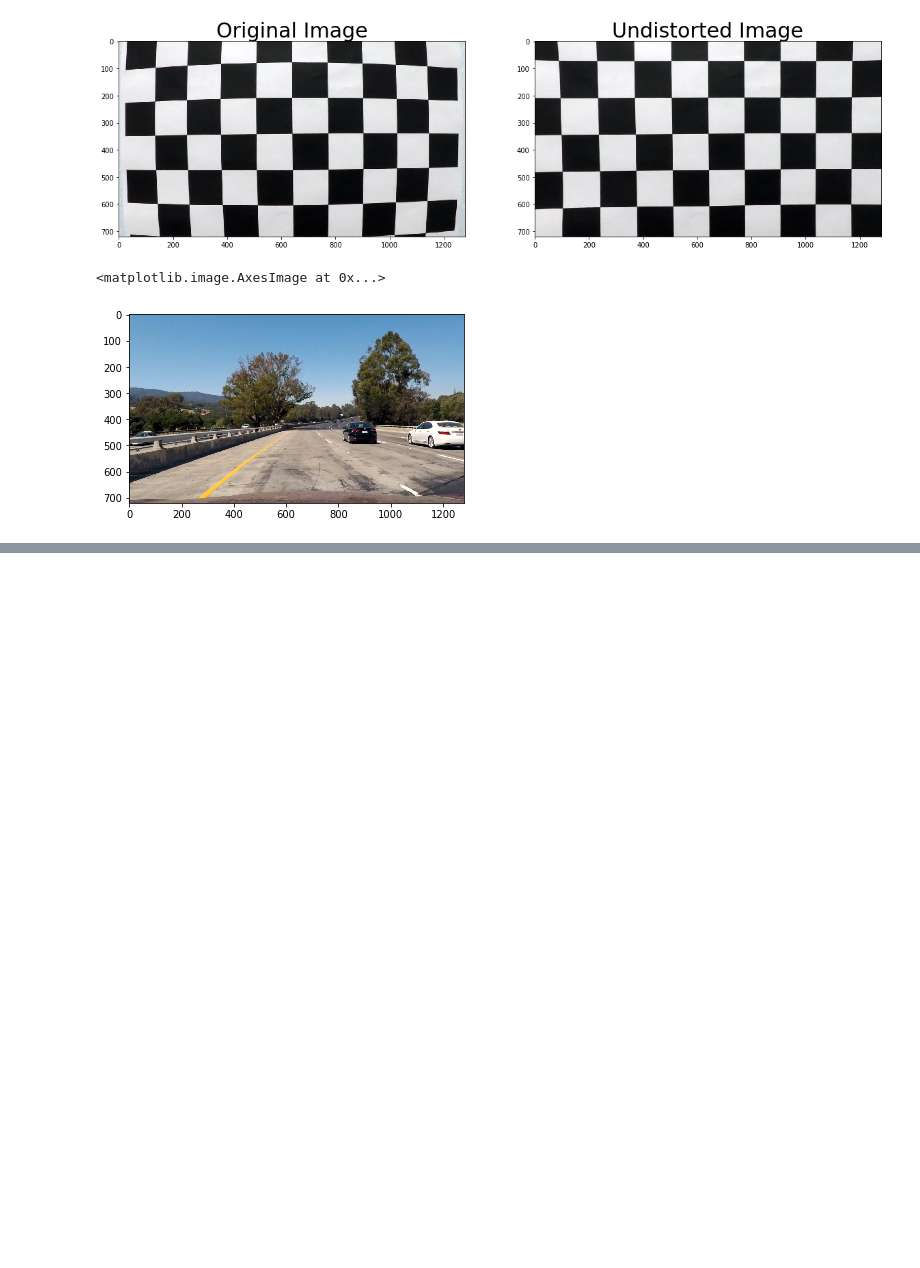
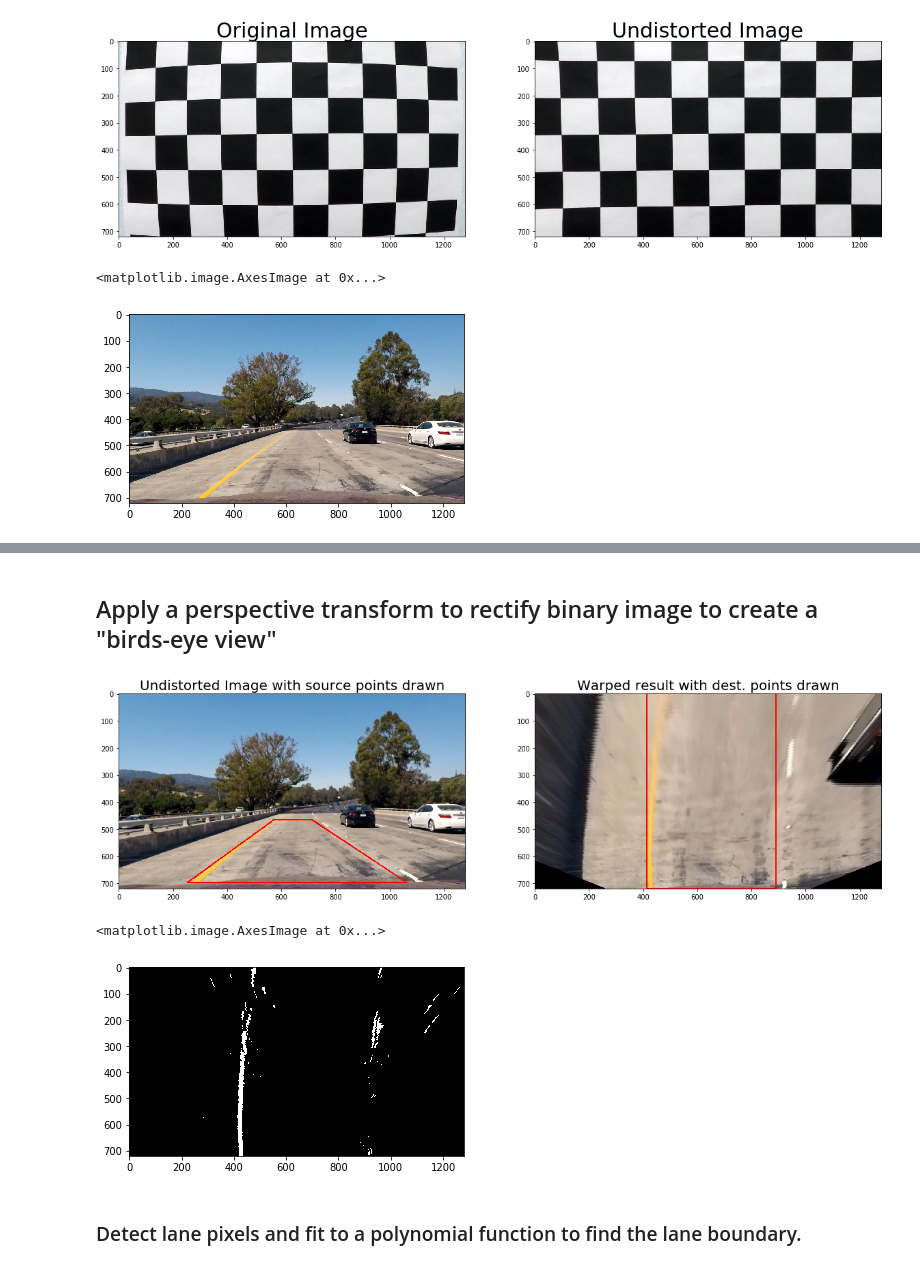
Before and after one commit to AravindaDP/CarND-Advanced-Lane-Lines, a Jupyter notebook: project.ipynb, the cells around one changed output, grey strips where cells are left out. Saved outputs shown, nothing was run; the diff lists cells and outputs as text; code cells hidden in the pictures; blank space fills up the shorter version.

```diff
--- a/project.ipynb
+++ b/project.ipynb
@@ -101,0 +206,40 @@ plt.imshow(dst_img)
+# %% [markdown]
+## Apply a perspective transform to rectify binary image to create a "birds-eye view"
+# %%
+def warper(img, src, dst):
+    # Compute and apply perpective transform
+    img_size = (img.shape[1], img.shape[0])
+    M = cv2.getPerspectiveTransform(src, dst)
+    warped = cv2.warpPerspective(img, M, img_size, flags=cv2.INTER_NEAREST)  # keep same size as input image
+
+    return warped
+
+src = np.float32([[252,698],[573,465],[712,465],[1064,698]])
+dst = np.float32([[412,720],[412,0],[888,0],[888,720]])
+
+top_down = warper(dst_img,src,dst)
+
+cv2.polylines(dst_img, np.int32([src]), True, (255,0,0), 3)
+cv2.polylines(top_down, np.int32([dst]), True, (255,0,0), 3)
+
+# Visualize undistortion
+f, (ax1, ax2) = plt.subplots(1, 2, figsize=(20,10))
+ax1.imshow(dst_img)
+ax1.set_title('Undistorted Image with source points drawn', fontsize=20)
+ax2.imshow(top_down)
+ax2.set_title('Warped result with dest. points drawn', fontsize=20)
+f.savefig('output_images/warped_straight_lines.jpg')
+plt.show()
+
+warped = warper(result,src,dst)
+
+cv2.imwrite('output_images/warped_'+image_file,warped)
+
+# Visualize binary image
+plt.imshow(warped, cmap='gray')
+# %% [output]
+[figure, added]
+<matplotlib.image.AxesImage at 0x...>
+[figure, added]
+# %% [markdown]
+### Detect lane pixels and fit to a polynomial function to find the lane boundary.
```
Also changed, not shown: parts of 13 cells of this notebook, 8 other files.
